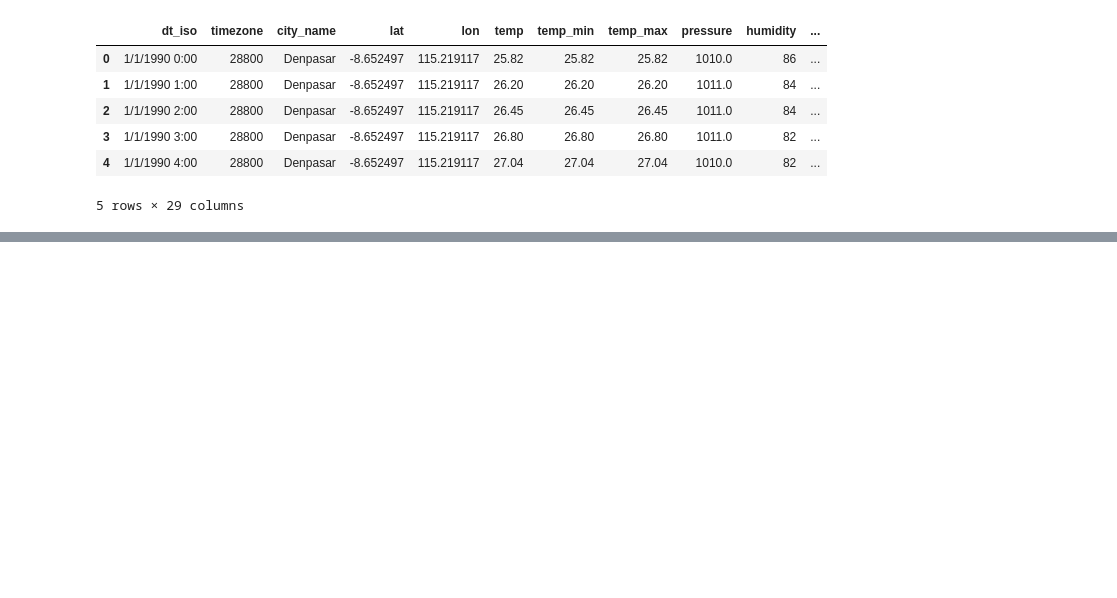
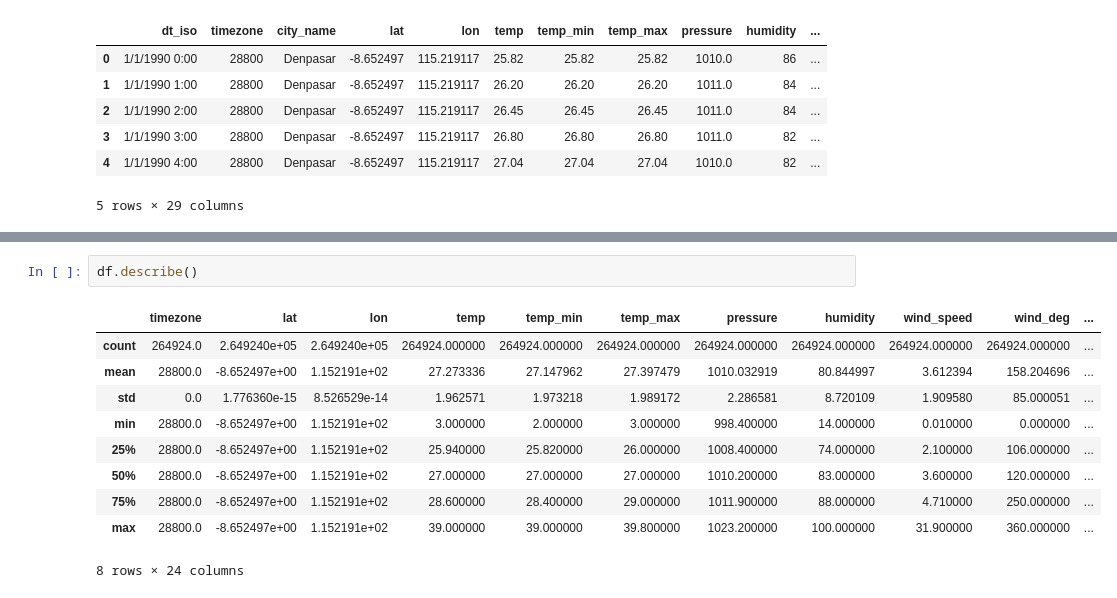
Before and after one commit to imronfilayatyds/pandai, a Jupyter notebook: trypandai.ipynb, the cells around one changed output, grey strips where cells are left out. Cells and saved outputs as stored; diff of their text form; blank space fills up the shorter version.

```diff
--- a/trypandai.ipynb
+++ b/trypandai.ipynb
@@ -59,0 +80,13 @@ df.head()
+# %%
+df.describe()
+# %% [output]
+|  | timezone | lat | lon | temp | temp_min | temp_max | pressure | humidity | wind_speed | wind_deg | ... |
+| count | 264924.0 | 2.649240e+05 | 2.649240e+05 | 264924.000000 | 264924.000000 | 264924.000000 | 264924.000000 | 264924.000000 | 264924.000000 | 264924.000000 | ... |
+| mean | 28800.0 | -8.652497e+00 | 1.152191e+02 | 27.273336 | 27.147962 | 27.397479 | 1010.032919 | 80.844997 | 3.612394 | 158.204696 | ... |
+| std | 0.0 | 1.776360e-15 | 8.526529e-14 | 1.962571 | 1.973218 | 1.989172 | 2.286581 | 8.720109 | 1.909580 | 85.000051 | ... |
+| min | 28800.0 | -8.652497e+00 | 1.152191e+02 | 3.000000 | 2.000000 | 3.000000 | 998.400000 | 14.000000 | 0.010000 | 0.000000 | ... |
+| 25% | 28800.0 | -8.652497e+00 | 1.152191e+02 | 25.940000 | 25.820000 | 26.000000 | 1008.400000 | 74.000000 | 2.100000 | 106.000000 | ... |
+| 50% | 28800.0 | -8.652497e+00 | 1.152191e+02 | 27.000000 | 27.000000 | 27.000000 | 1010.200000 | 83.000000 | 3.600000 | 120.000000 | ... |
+| 75% | 28800.0 | -8.652497e+00 | 1.152191e+02 | 28.600000 | 28.400000 | 29.000000 | 1011.900000 | 88.000000 | 4.710000 | 250.000000 | ... |
+| max | 28800.0 | -8.652497e+00 | 1.152191e+02 | 39.000000 | 39.000000 | 39.800000 | 1023.200000 | 100.000000 | 31.900000 | 360.000000 | ... |
+8 rows × 24 columns
```
Also changed, not shown: parts of 14 cells of this notebook.
